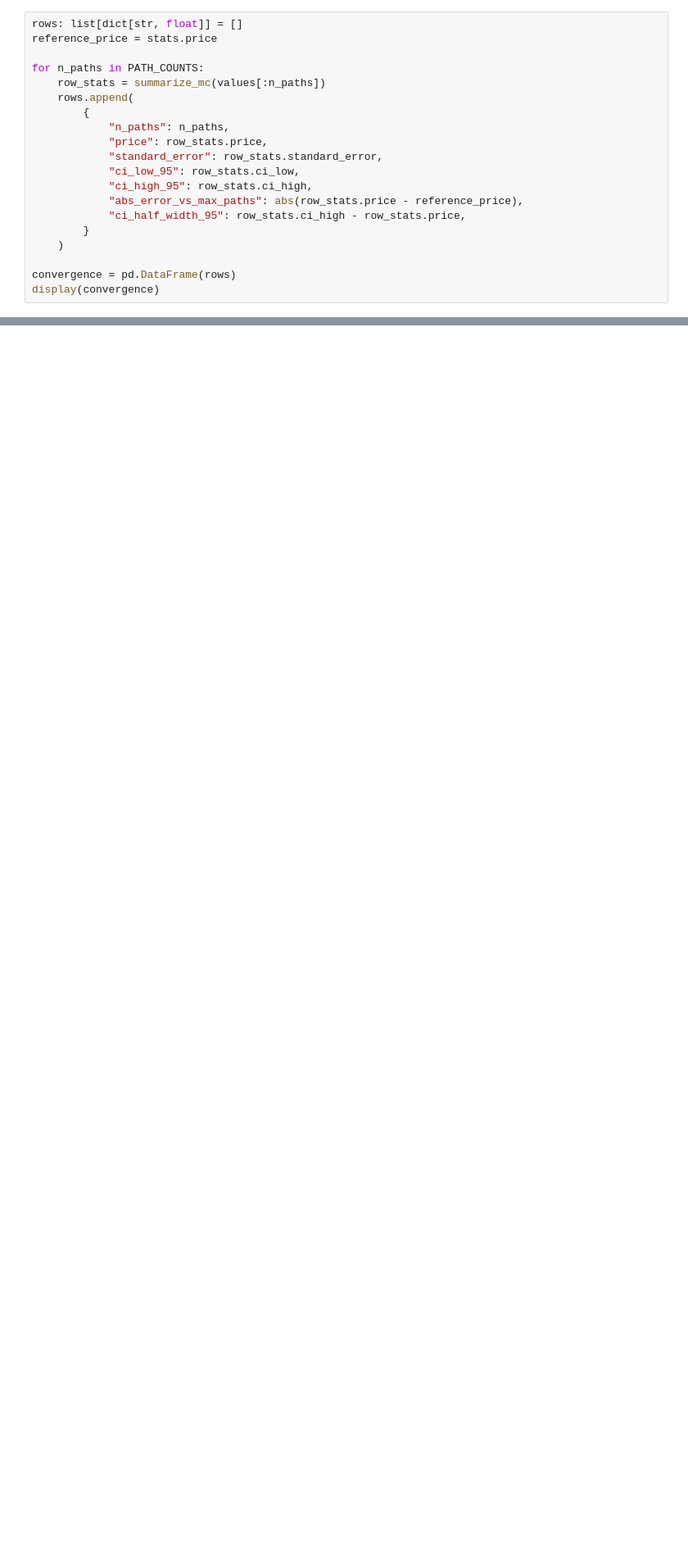
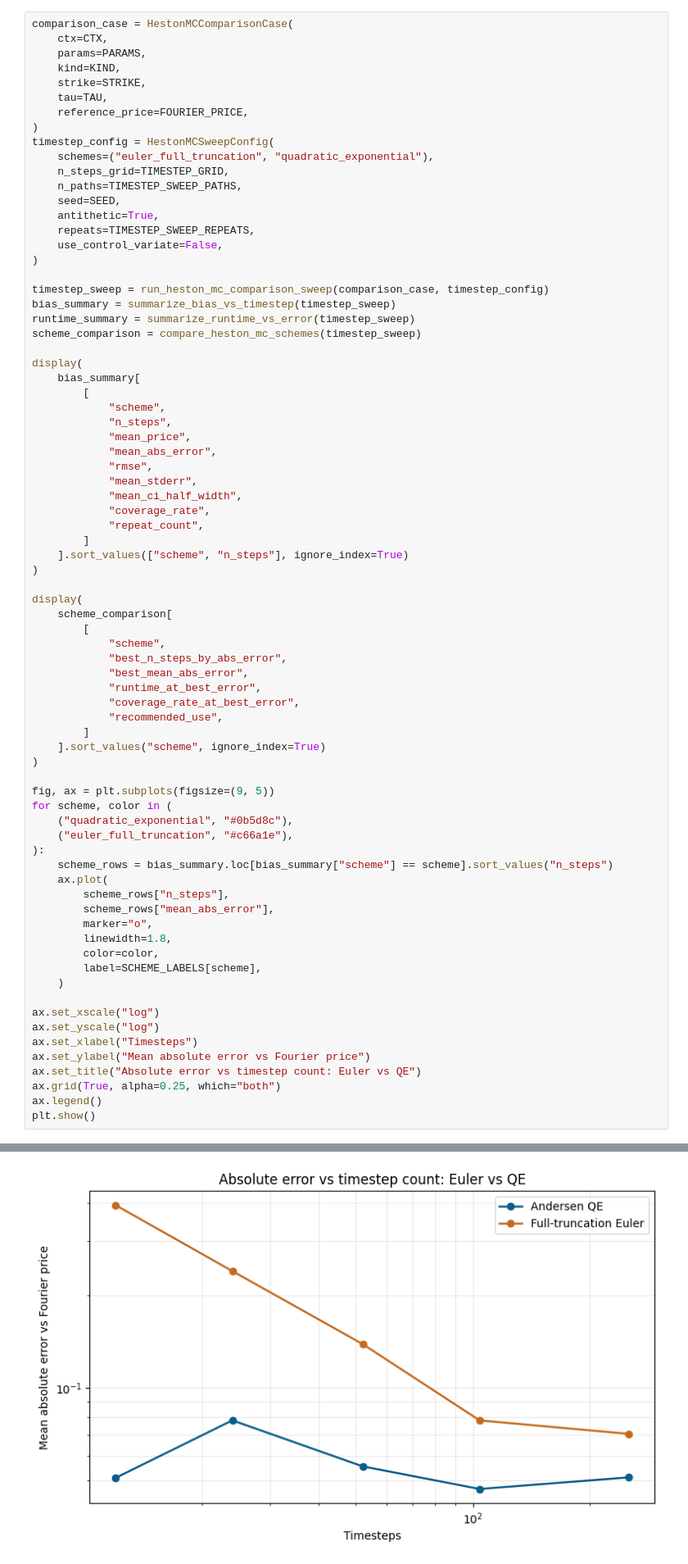
Before and after one commit to willemk-stack/option-pricing-library, a Jupyter notebook: demos/12_heston_mc_convergence.ipynb, the cells around one changed output, grey strips where cells are left out. Shown at 82% size. Drawn from its saved outputs; the diff is of its cells as text; blank space fills up the shorter version.

```diff
--- a/demos/12_heston_mc_convergence.ipynb
+++ b/demos/12_heston_mc_convergence.ipynb
@@ -233,21 +335,77 @@ The final row is the largest-sample estimate. Earlier rows show the running Mont
 # %%
-rows: list[dict[str, float]] = []
-reference_price = stats.price
+comparison_case = HestonMCComparisonCase(
+    ctx=CTX,
+    params=PARAMS,
+    kind=KIND,
+    strike=STRIKE,
+    tau=TAU,
+    reference_price=FOURIER_PRICE,
+)
+timestep_config = HestonMCSweepConfig(
+    schemes=("euler_full_truncation", "quadratic_exponential"),
+    n_steps_grid=TIMESTEP_GRID,
+    n_paths=TIMESTEP_SWEEP_PATHS,
+    seed=SEED,
+    antithetic=True,
+    repeats=TIMESTEP_SWEEP_REPEATS,
+    use_control_variate=False,
+)
 
-for n_paths in PATH_COUNTS:
-    row_stats = summarize_mc(values[:n_paths])
-    rows.append(
-        {
-            "n_paths": n_paths,
-            "price": row_stats.price,
-            "standard_error": row_stats.standard_error,
-            "ci_low_95": row_stats.ci_low,
-            "ci_high_95": row_stats.ci_high,
-            "abs_error_vs_max_paths": abs(row_stats.price - reference_price),
-            "ci_half_width_95": row_stats.ci_high - row_stats.price,
-        }
+timestep_sweep = run_heston_mc_comparison_sweep(comparison_case, timestep_config)
+bias_summary = summarize_bias_vs_timestep(timestep_sweep)
+runtime_summary = summarize_runtime_vs_error(timestep_sweep)
+scheme_comparison = compare_heston_mc_schemes(timestep_sweep)
+
+display(
+    bias_summary[
+        [
+            "scheme",
+            "n_steps",
+            "mean_price",
+            "mean_abs_error",
+            "rmse",
+            "mean_stderr",
+            "mean_ci_half_width",
+            "coverage_rate",
+            "repeat_count",
+        ]
+    ].sort_values(["scheme", "n_steps"], ignore_index=True)
+)
+
+display(
+    scheme_comparison[
+        [
+            "scheme",
+            "best_n_steps_by_abs_error",
+            "best_mean_abs_error",
+            "runtime_at_best_error",
+            "coverage_rate_at_best_error",
+            "recommended_use",
+        ]
+    ].sort_values("scheme", ignore_index=True)
+)
+
+fig, ax = plt.subplots(figsize=(9, 5))
+for scheme, color in (
+    ("quadratic_exponential", "#0b5d8c"),
+    ("euler_full_truncation", "#c66a1e"),
+):
+    scheme_rows = bias_summary.loc[bias_summary["scheme"] == scheme].sort_values("n_steps")
+    ax.plot(
+        scheme_rows["n_steps"],
+        scheme_rows["mean_abs_error"],
+        marker="o",
+        linewidth=1.8,
+        color=color,
+        label=SCHEME_LABELS[scheme],
     )
 
-convergence = pd.DataFrame(rows)
-display(convergence)
+ax.set_xscale("log")
+ax.set_yscale("log")
+ax.set_xlabel("Timesteps")
+ax.set_ylabel("Mean absolute error vs Fourier price")
+ax.set_title("Absolute error vs timestep count: Euler vs QE")
+ax.grid(True, alpha=0.25, which="both")
+ax.legend()
+plt.show()
 # %% [output]
@@ -260,0 +426 @@ display(convergence)
+[figure, added]
```
Also changed, not shown: parts of 22 cells of this notebook.
